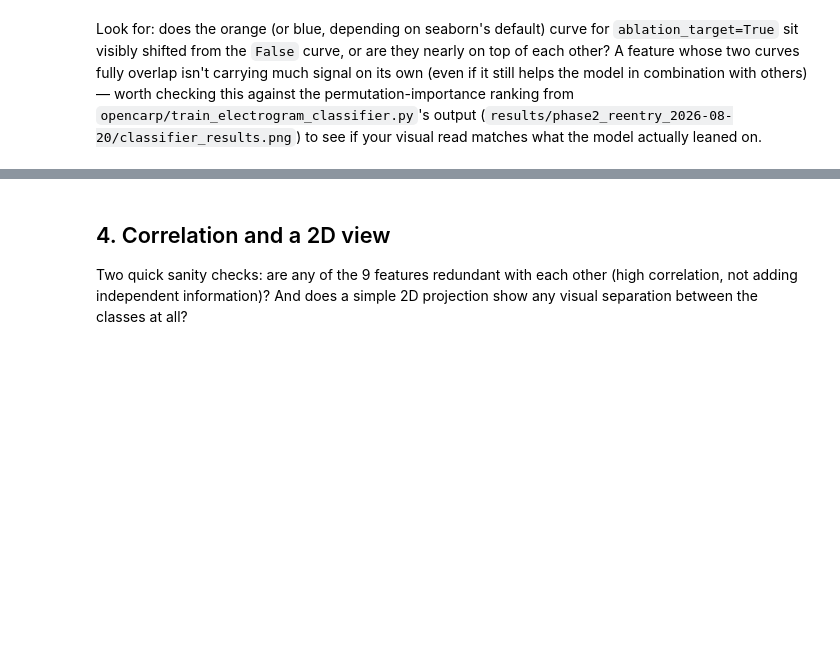
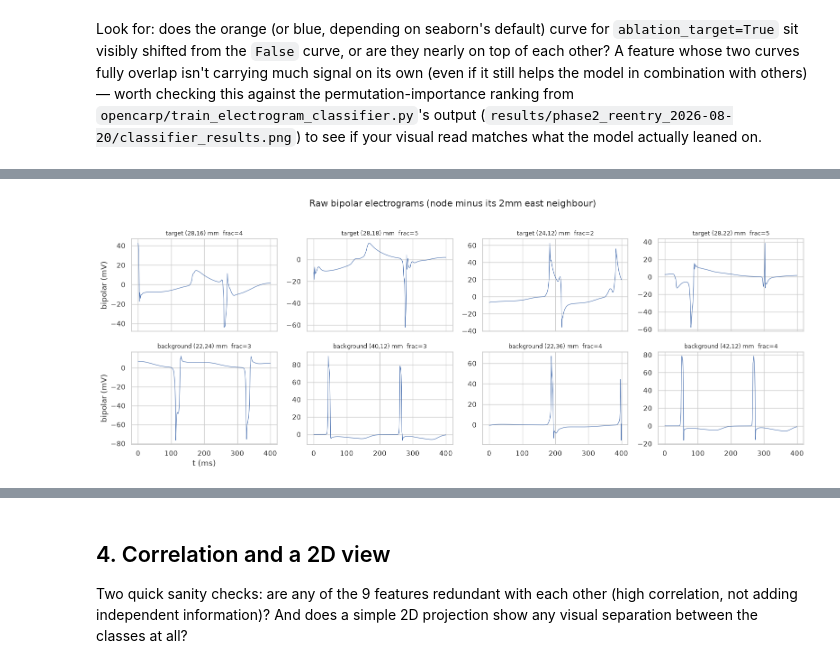
Before and after one commit to NeillWhite/cardiac-ep-portfolio, a Jupyter notebook: opencarp/feature_exploration.ipynb, the cells around one changed output, grey strips where cells are left out. Saved outputs shown, nothing was run; the diff lists cells and outputs as text; code cells hidden in the pictures; blank space fills up the shorter version.

```diff
--- a/opencarp/feature_exploration.ipynb
+++ b/opencarp/feature_exploration.ipynb
@@ -229,0 +330,27 @@ read matches what the model actually leaned on.
+# %%
+# worked example: raw bipolar traces, target sites vs background sites
+nx_A, ny_A = grid_shape(pts_A)
+bp_A = bipolar_east(vm_A, nx_A, ny_A)
+
+def node_at(x_mm, y_mm):
+    ix = int(round(x_mm * 1000 / 400)); iy = int(round(y_mm * 1000 / 400))
+    return iy * nx_A + ix
+
+k4A = cluster_df["A"][cluster_df["A"]["k"] == 4]
+tgt = k4A[k4A["ablation_target"]].sample(4, random_state=1)
+bg  = k4A[~k4A["ablation_target"]].sample(4, random_state=1)
+
+fig, axes = plt.subplots(2, 4, figsize=(16, 6), sharex=True)
+for row, (grp, name) in enumerate([(tgt, "target"), (bg, "background")]):
+    for ax, (_, rr) in zip(axes[row], grp.iterrows()):
+        nid = node_at(rr["x_mm"], rr["y_mm"])
+        bp = bp_A[nid]
+        ax.plot(t_A, bp, lw=0.8)
+        ax.set_title(f"{name} ({rr['x_mm']:.0f},{rr['y_mm']:.0f}) mm  "
+                     f"frac={count_deflections(bp):.0f}", fontsize=9)
+        ax.set_ylabel("bipolar (mV)" if ax is axes[row][0] else "")
+axes[1, 0].set_xlabel("t (ms)")
+fig.suptitle("Raw bipolar electrograms (node minus its 2mm east neighbour)", y=1.02)
+fig.tight_layout()
+# %% [output]
+[figure, added]
```
Also changed, not shown: parts of 7 cells of this notebook, 4 other files.
